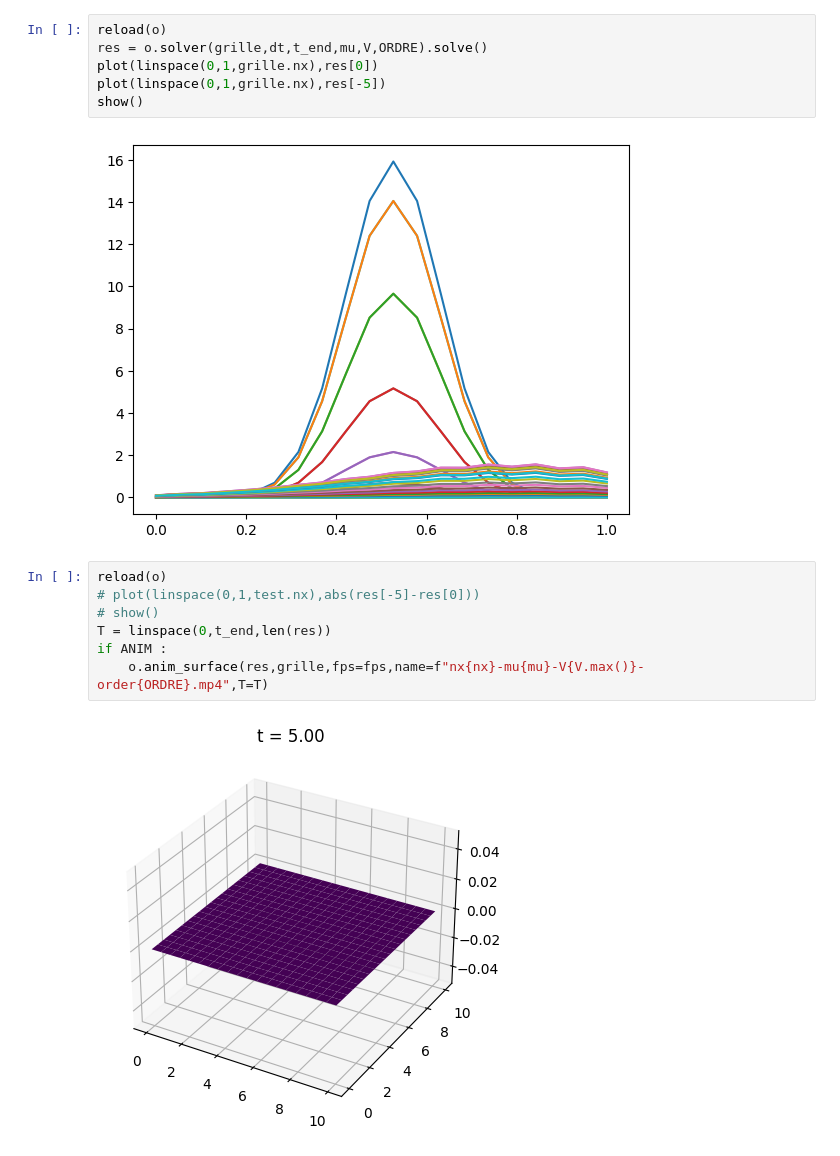
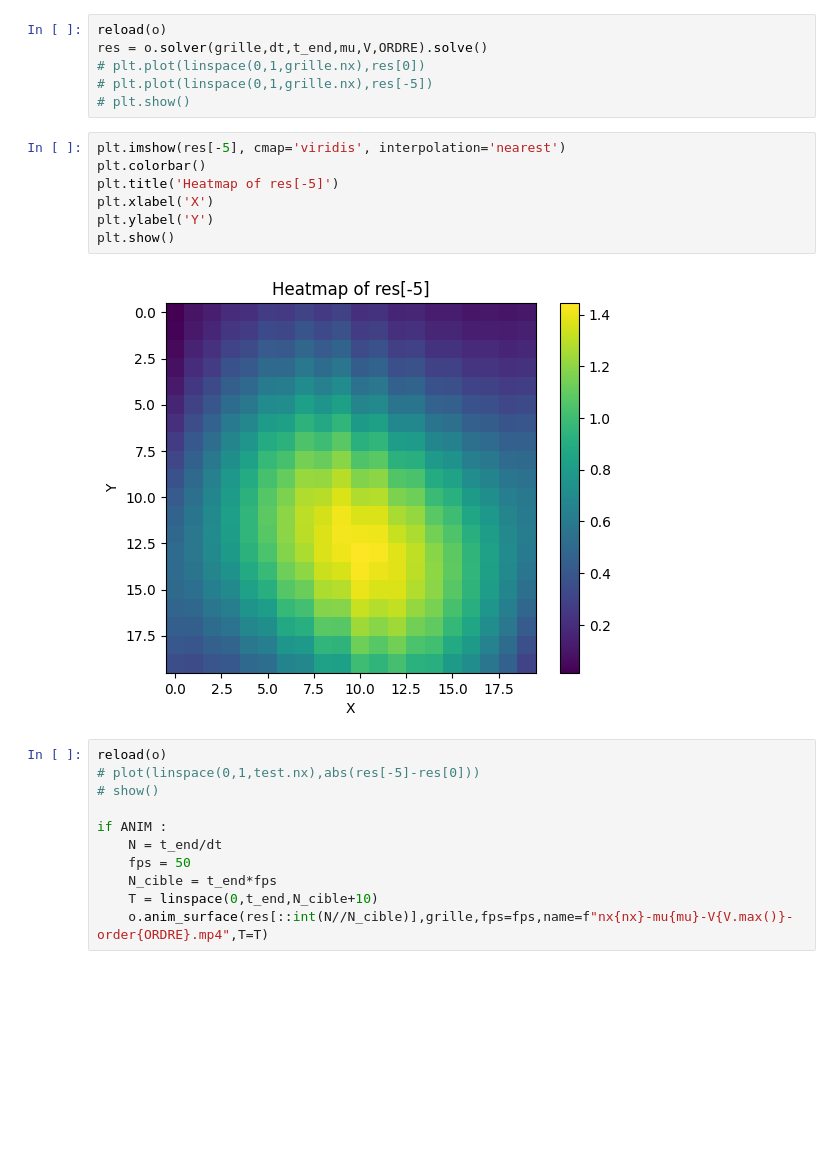
Before and after one commit to vbarreau/Overflow, a Jupyter notebook: test_2D.ipynb, the cells around one changed output. Drawn from its saved outputs; the diff is of its cells as text; blank space fills up the shorter version.

```diff
--- a/test_2D.ipynb
+++ b/test_2D.ipynb
@@ -33,17 +49,26 @@ show()
 # %%
 reload(o)
 res = o.solver(grille,dt,t_end,mu,V,ORDRE).solve()
-plot(linspace(0,1,grille.nx),res[0])
-plot(linspace(0,1,grille.nx),res[-5])
-show()
+# plt.plot(linspace(0,1,grille.nx),res[0])
+# plt.plot(linspace(0,1,grille.nx),res[-5])
+# plt.show()
-# %% [output]
-[figure, removed]
+# %%
+plt.imshow(res[-5], cmap='viridis', interpolation='nearest')
+plt.colorbar()
+plt.title('Heatmap of res[-5]')
+plt.xlabel('X')
+plt.ylabel('Y')
+plt.show()
+# %% [output]
+[figure, added]
 # %%
 reload(o)
 # plot(linspace(0,1,test.nx),abs(res[-5]-res[0]))
 # show()
-T = linspace(0,t_end,len(res))
+
 if ANIM :
-    o.anim_surface(res,grille,fps=fps,name=f"nx{nx}-mu{mu}-V{V.max()}-order{ORDRE}.mp4",T=T)
+    N = t_end/dt
+    fps = 50
+    N_cible = t_end*fps
+    T = linspace(0,t_end,N_cible+10)
+    o.anim_surface(res[::int(N//N_cible)],grille,fps=fps,name=f"nx{nx}-mu{mu}-V{V.max()}-order{ORDRE}.mp4",T=T)
-# %% [output]
-[figure, removed]
```
Also changed, not shown: parts of 4 cells of this notebook, 6 other files.
